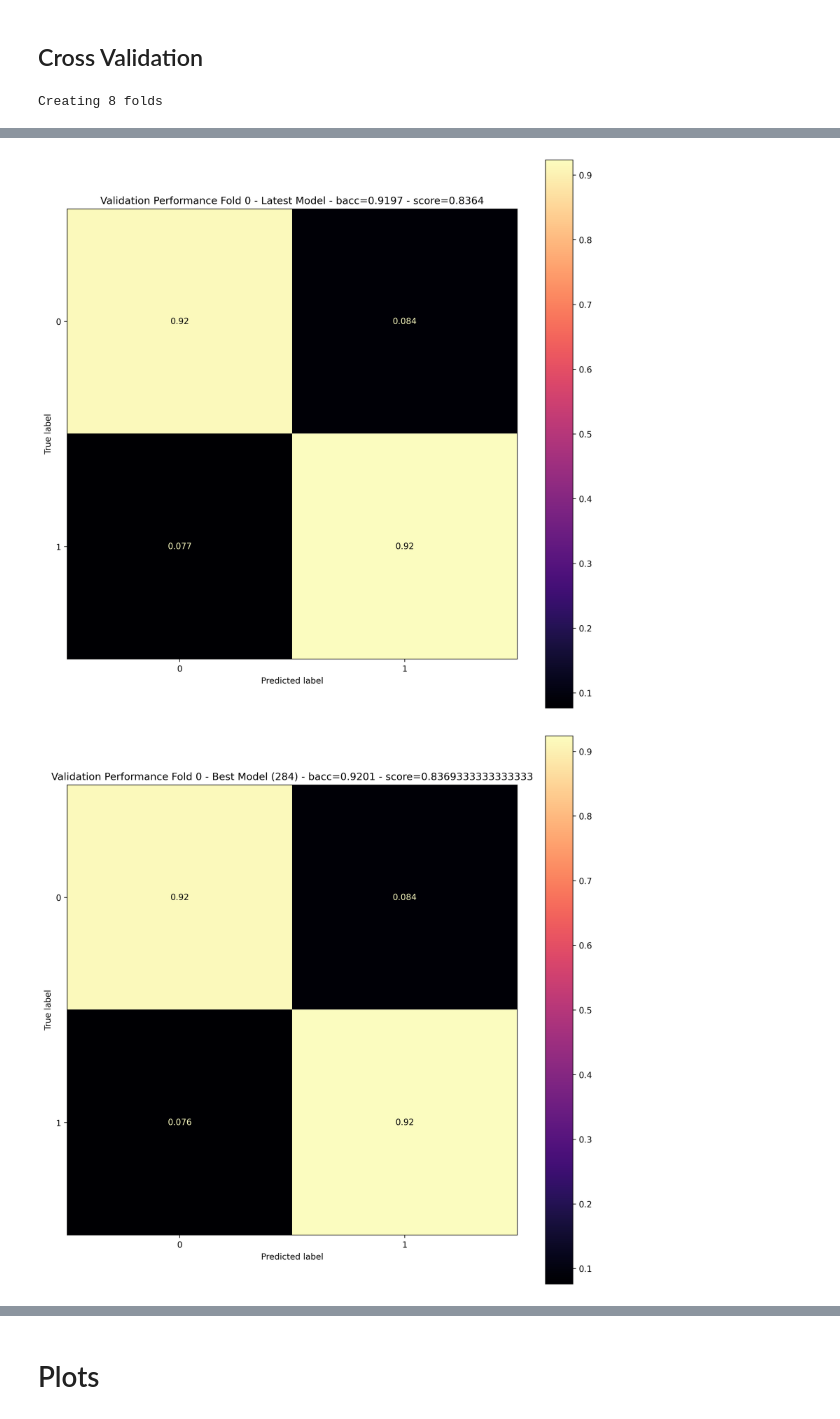
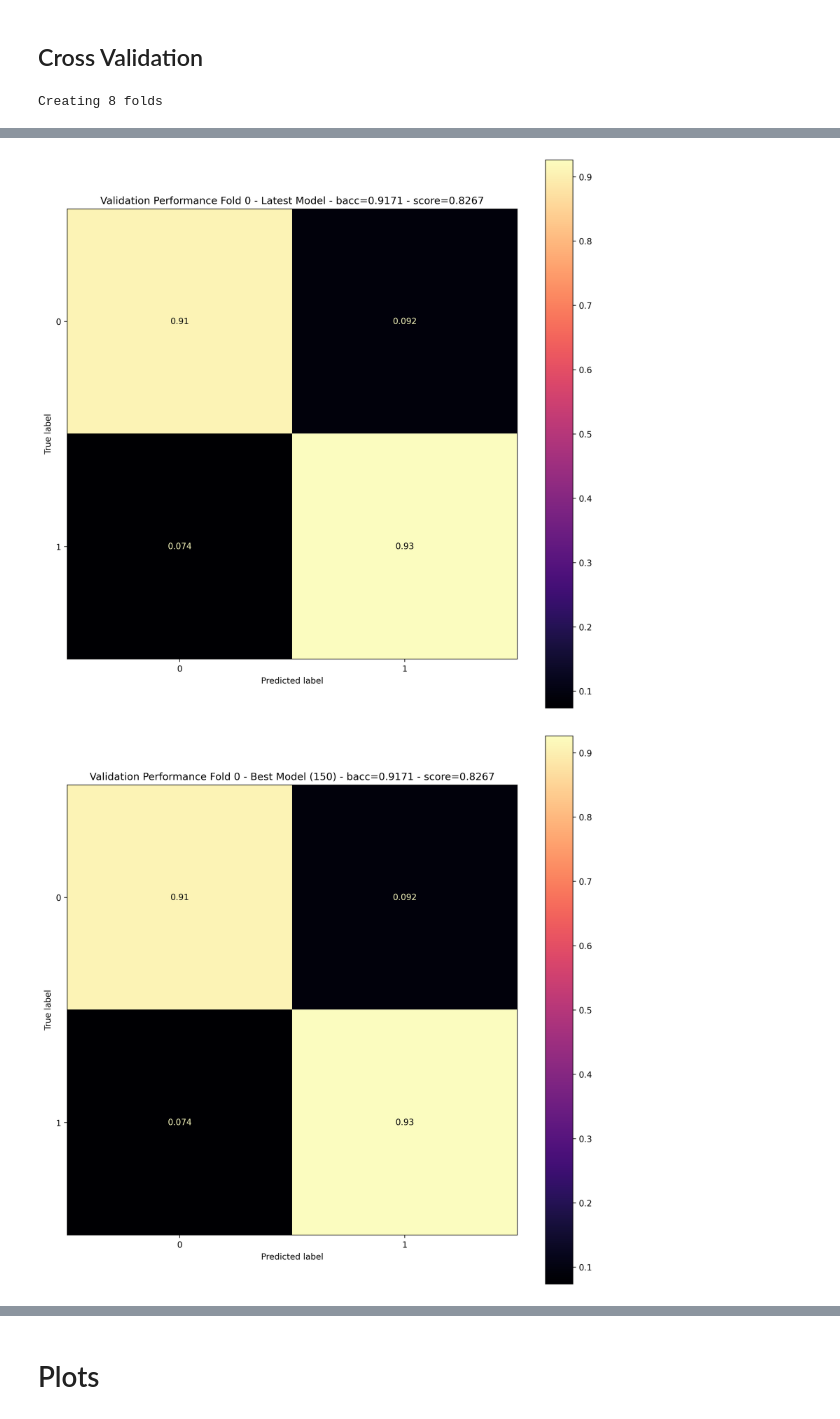
Before and after one commit to brn-dev/mlpc-ue-2023-team-ugly, a Jupyter notebook: bird_no_bird_classifier.ipynb, the cells around one changed output, grey strips where cells are left out. Drawn from its saved outputs; the diff is of its cells as text; code cells hidden in the pictures.

Commit message:
Add test set scoring

```diff
--- a/bird_no_bird_classifier.ipynb
+++ b/bird_no_bird_classifier.ipynb
@@ -51,9 +52,9 @@ labels.shape   = (1200, 100)
 # %%
-combined_ds = combine_birds(
-    NumpyDataset(data_raw, labels),
+sequences_ds_train = combine_birds(
+    dataset_raw_train,
     sequence_length=300,
     random_seed=42
 )
-print(f'{combined_ds.data.shape = }')
-print(f'{combined_ds.labels.shape = }')
+print(f'{sequences_ds_train.data.shape = }')
+print(f'{sequences_ds_train.labels.shape = }')
 # %% [output]
@@ -61,0 +62,8 @@ combined_ds.labels.shape = (400, 300)
+# %%
+sequences_ds_test = combine_birds(
+    dataset_raw_test,
+    sequence_length=300,
+    random_seed=42
+)
+print(f'{sequences_ds_test.data.shape = }')
+print(f'{sequences_ds_test.labels.shape = }')
@@ -62,11 +75,11 @@ combined_ds.labels.shape = (400, 300)
 # %%
-combined_binary_labels = to_binary(
-    labels=combined_ds.labels,
+train_binary_labels = to_binary(
+    labels=sequences_ds_train.labels,
     pos_labels=np.array(range(1, 7)),
     neg_labels=np.array([0]),
 )
-print(combined_binary_labels)
+print(train_binary_labels)
 
-combined_binary_ds = combined_ds.copy()
-combined_binary_ds.labels = combined_binary_labels
+sequences_ds_train_binary_labels = sequences_ds_train.copy()
+sequences_ds_train_binary_labels.labels = train_binary_labels
 # %% [output]
@@ -79,0 +93,10 @@ combined_binary_ds.labels = combined_binary_labels
+# %%
+test_binary_labels = to_binary(
+    labels=sequences_ds_test.labels,
+    pos_labels=np.array(range(1, 7)),
+    neg_labels=np.array([0]),
+)
+print(test_binary_labels)
+
+sequences_ds_test_binary_labels = sequences_ds_test.copy()
+sequences_ds_test_binary_labels.labels = test_binary_labels
@@ -134,7 +165,7 @@ def create_training_hyper_parameters(
 set_random_seed(43)
 
 cv_training_hyper_parameters = create_training_hyper_parameters(
-    num_epochs=300,
+    num_epochs=150,
     initial_lr=1e-4,
     lr_scheduler_milestones=[30, 100, 250],
     lr_scheduler_gamma=0.75,
@@ -143,7 +174,8 @@ cv_training_hyper_parameters = create_training_hyper_parameters(
 cv_models_with_scalers, cv_folds_metrics, best_models_metrics = train_model_with_cv(
     lambda: AttentionClassifier(ac_hyper_parameters),
     cv_training_hyper_parameters,
-    combined_binary_ds,
+    sequences_ds_train_binary_labels,
+    sequences_ds_test_binary_labels,
     n_folds=8,
     device=device,
     save_models='best',
@@ -209,4 +241,4 @@ Evaluation Epoch 300/300: epoch =   300, avg_loss = 0.000027, num_samples = 1500
 Training finished
 Evaluating fold 0
 [figure]
-[figure, old version]
+[figure, new version]
```
Also changed, not shown: parts of 9 cells of this notebook, 6 other files.
